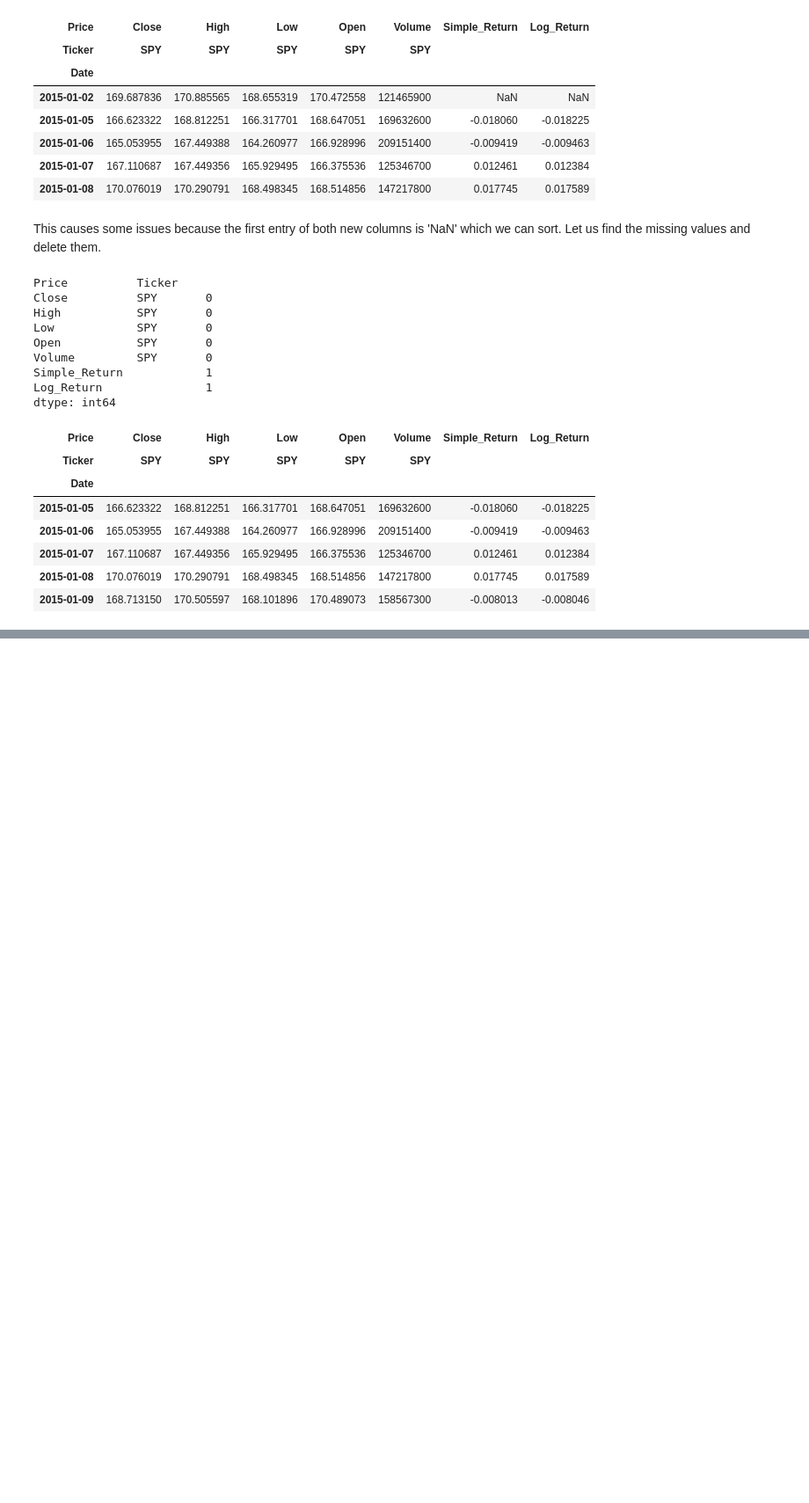
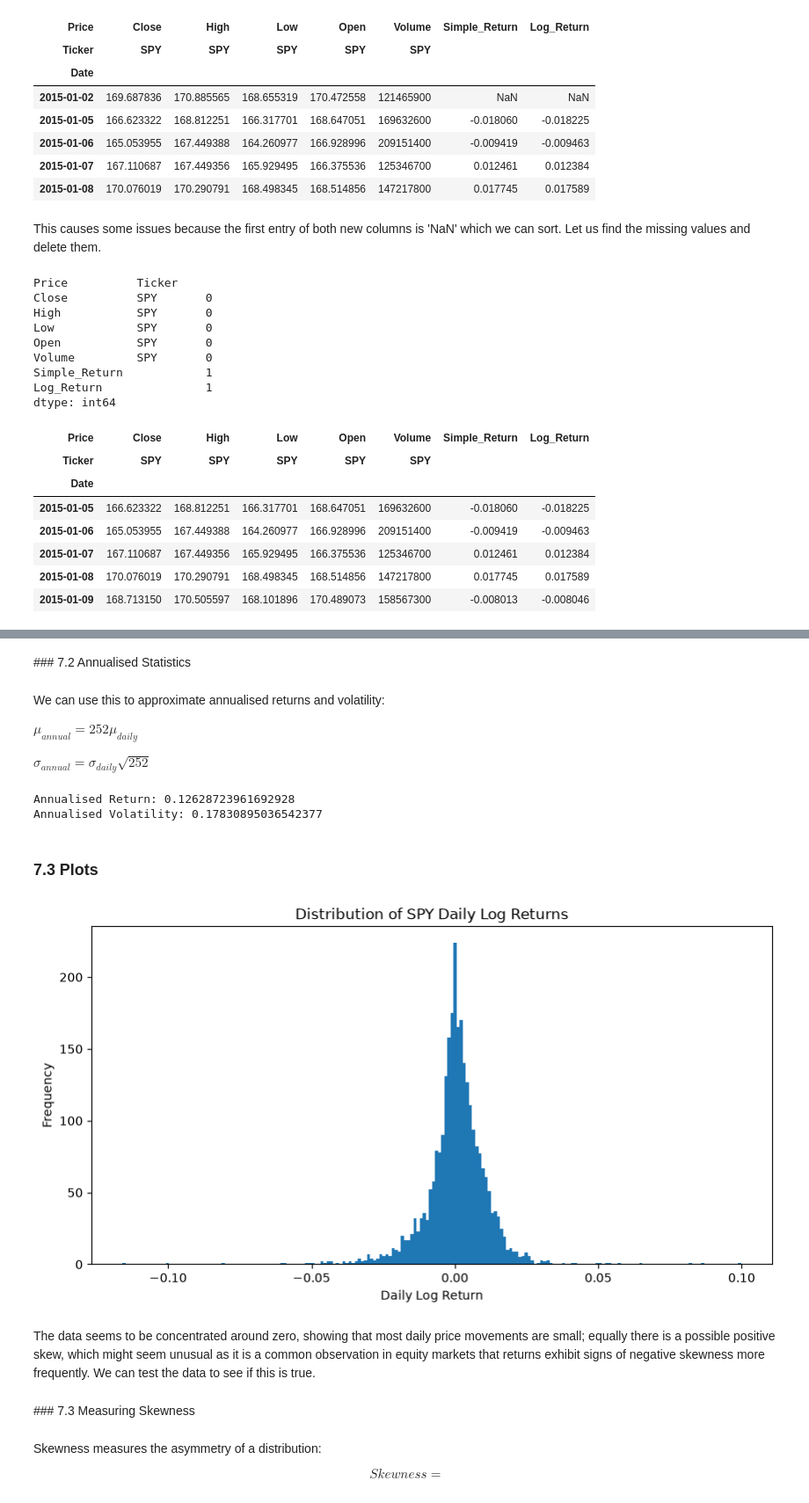
Before and after one commit to evanmartin21/Quant-Summer-Research-Project, a Jupyter notebook: notebooks/01_market_data_analysis.ipynb, the cells around one changed output, grey strips where cells are left out. Shown at 88% size. Cells and saved outputs as stored; diff of their text form; code cells hidden in the pictures; blank space fills up the shorter version.

```diff
--- a/notebooks/01_market_data_analysis.ipynb
+++ b/notebooks/01_market_data_analysis.ipynb
@@ -198,0 +227,44 @@ spy.head()
+# %% [markdown]
+### 7.2 Annualised Statistics
+# %% [markdown]
+We can use this to approximate annualised returns and volatility:
+
+$\mu_{annual}=252\mu_{daily}$
+
+$\sigma_{annual}=\sigma_{daily}\sqrt{252}$
+# %%
+daily_mean = spy["Log_Return"].mean()
+daily_volatility = spy["Log_Return"].std()
+
+annual_return = daily_mean * 252
+annual_volatility = daily_volatility * np.sqrt(252)
+
+print("Annualised Return:", annual_return)
+print("Annualised Volatility:", annual_volatility)
+# %% [output]
+Annualised Return: 0.12628723961692928
+Annualised Volatility: 0.17830895036542377
+# %% [markdown]
+### 7.3 Plots
+# %%
+plt.figure(figsize=(10,5))
+
+plt.hist(spy["Log_Return"], bins=200)
+
+plt.xlabel("Daily Log Return")
+plt.ylabel("Frequency")
+plt.title("Distribution of SPY Daily Log Returns")
+
+plt.show()
+# %% [output]
+[figure, added]
+# %% [markdown]
+The data seems to be concentrated around zero, showing that most daily price movements are small; equally there is a possible positive skew, which might seem unusual as it is a common observation in equity markets that returns exhibit signs of negative skewness more frequently. We can test the data to see if this is true.
+# %% [markdown]
+### 7.3 Measuring Skewness
+# %% [markdown]
+Skewness measures the asymmetry of a distribution:
+
+$$
+Skewness =
+$$
```
Also changed, not shown: parts of 9 cells of this notebook.
